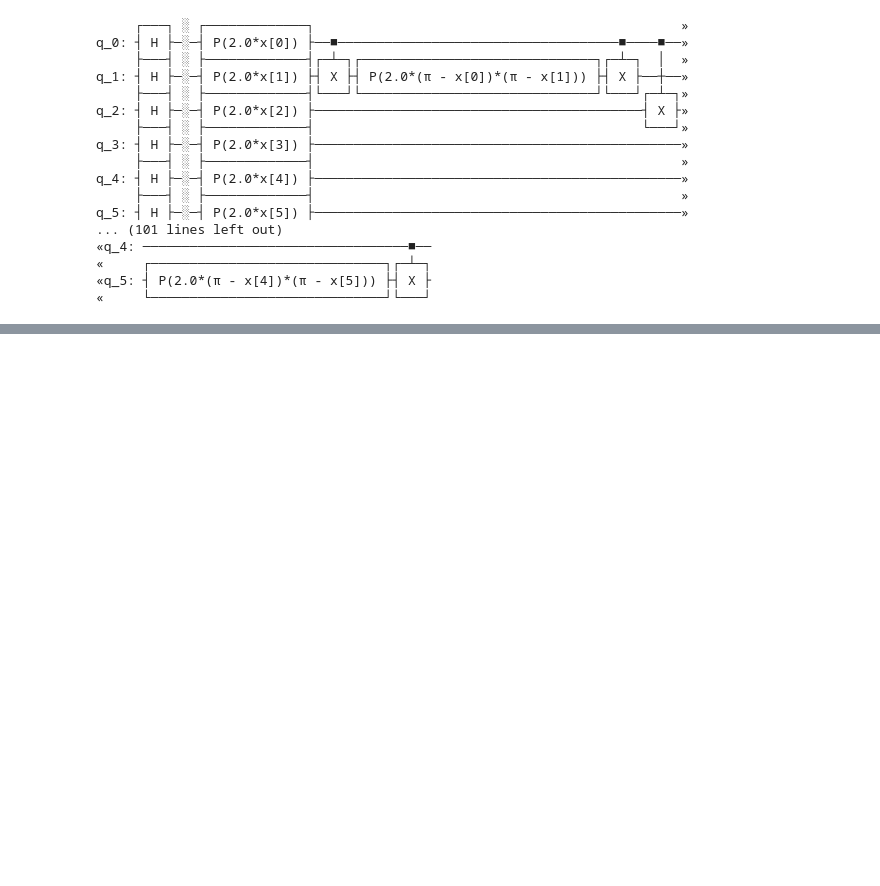
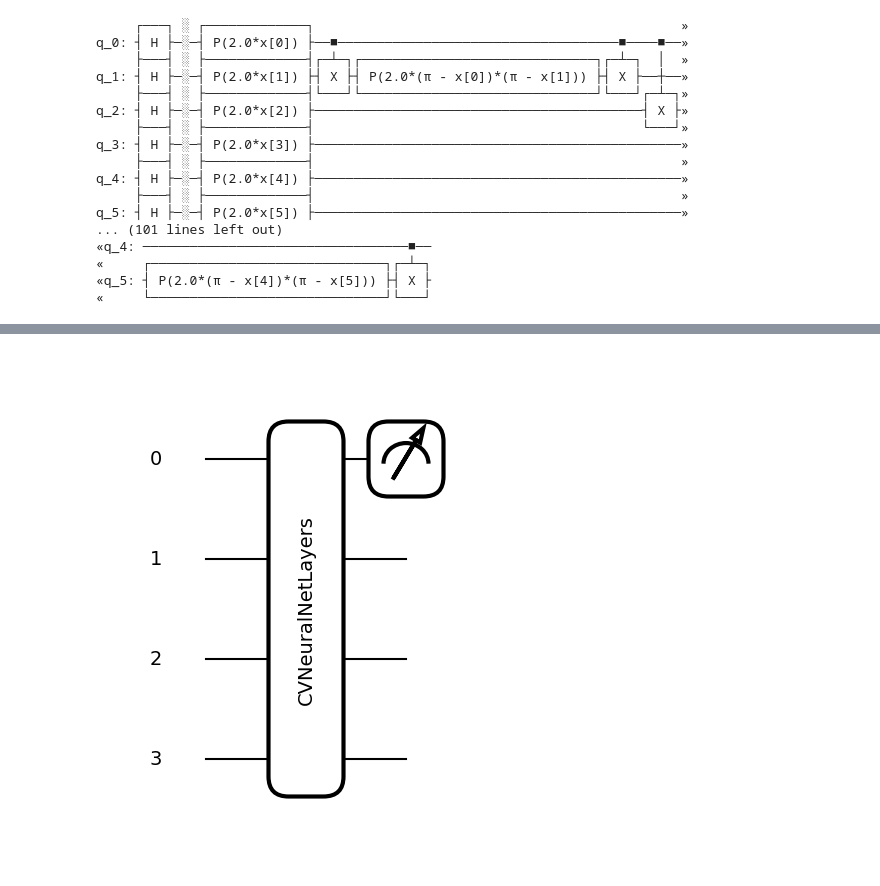
Before and after one commit to luccasmarim/qiskit, a Jupyter notebook: quantum-transfer-learning.ipynb, the cells around one changed output, grey strips where cells are left out. Cells and saved outputs as stored; diff of their text form; code cells hidden in the pictures; blank space fills up the shorter version.

```diff
--- a/quantum-transfer-learning.ipynb
+++ b/quantum-transfer-learning.ipynb
@@ -415,0 +444,19 @@ q_5: ┤ H ├─░─┤ P(2.0*x[5]) ├────────────
+# %%
+from pennylane.templates.layers import CVNeuralNetLayers
+from pennylane import numpy as np
+import pennylane as qml
+
+dev = qml.device('lightning.qubit', wires=4)
+
+shapes = CVNeuralNetLayers.shape(n_layers=2, n_wires=4)
+weights = [np.random.random(shape) for shape in shapes]
+
+@qml.qnode(dev)
+def circuit():
+  CVNeuralNetLayers(*weights, wires=[0, 1, 2, 3])
+  return qml.expval(qml.X(0))
+
+fig, ax = qml.draw_mpl(circuit)()
+fig.show()
+# %% [output]
+[figure, added]
```
Also changed, not shown: parts of 11 cells of this notebook.
